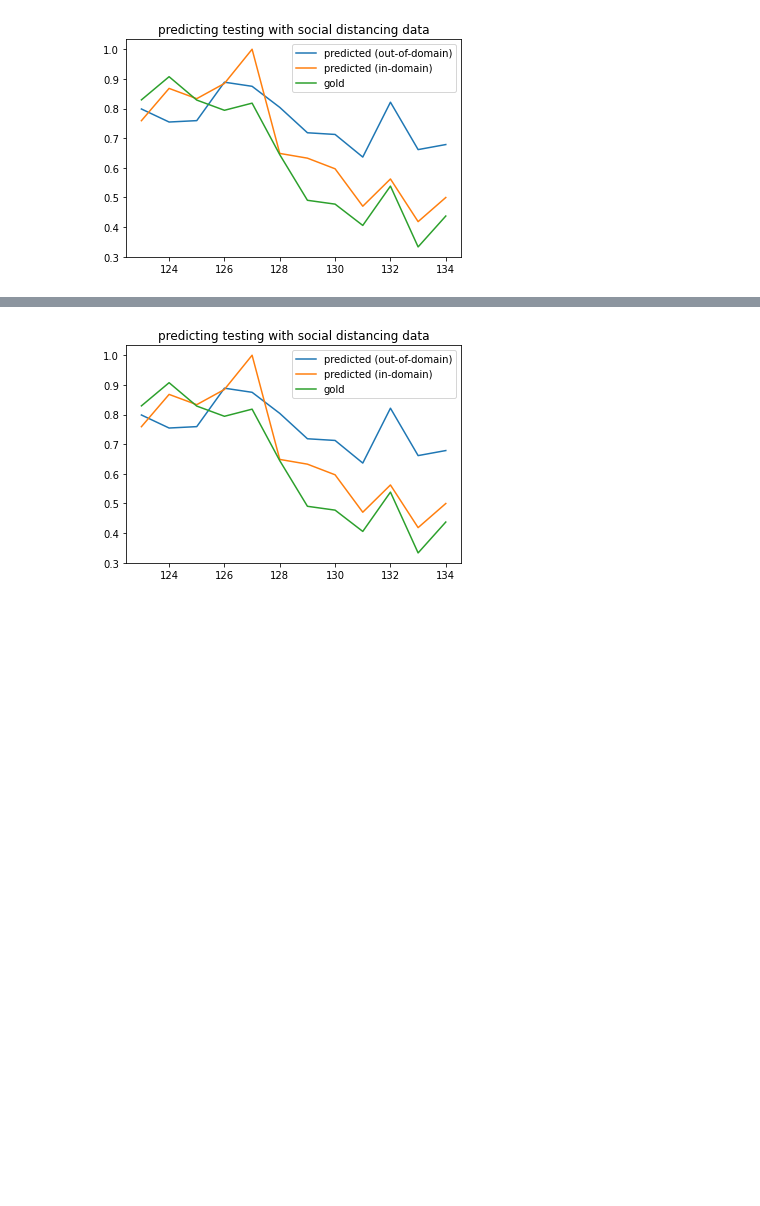
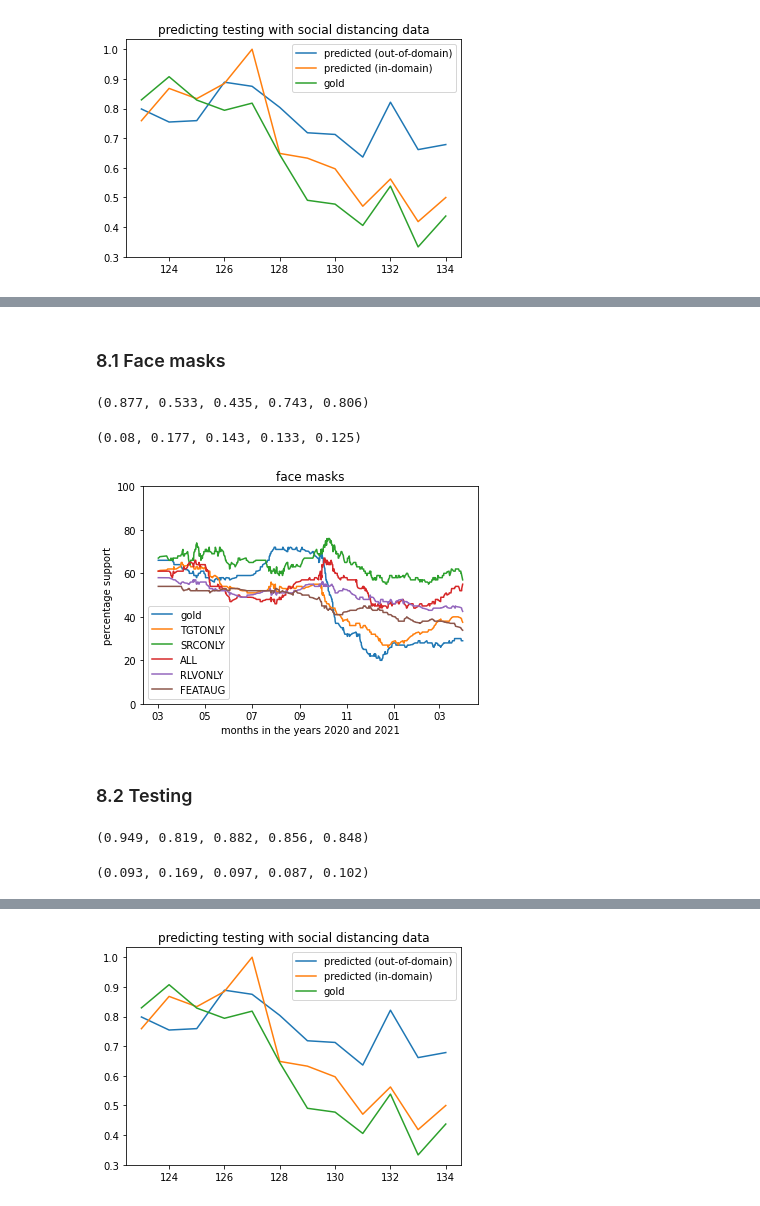
Before and after one commit to puregome/notebooks, a Jupyter notebook: domain-adaptation.ipynb, the cells around one changed output, grey strips where cells are left out. Saved outputs shown, nothing was run; the diff lists cells and outputs as text; code cells hidden in the pictures; blank space fills up the shorter version.

Commit message:
clin 2021 result generation

```diff
--- a/domain-adaptation.ipynb
+++ b/domain-adaptation.ipynb
@@ -788,0 +1384,2 @@ if False:
+# %%
+run_relevant_experiment_expand_features(f"predictionLabelsTestVVT-{DIM}-{EPOCH}-{LR}.pickle", fasttext_data_list_vaccination, fasttext_data_list_distance)
@@ -788,0 +1445,2 @@ if False:
+# %%
+run_relevant_experiment_expand_features_new(f"predictionLabelsTestFFT-{DIM}-{EPOCH}-{LR}.pickle", fasttext_data_list_facemask, fasttext_data_list_distance, "facemask")
@@ -788,0 +1614,57 @@ if False:
+# %% [markdown]
+### 8.1 Face masks
+# %%
+graph_data_facemask_gold = make_graph_data(get_labels_from_fasttext_data(fasttext_data_list_facemask))
+graph_data_facemask_FFT = make_graph_data(get_prediction_labels_list(read_fasttext_data(f"predictionLabelsTestFFT-{DIM}-{EPOCH}-{LR}.pickle")))
+graph_data_facemask_DFT = make_graph_data(get_prediction_labels_list([model_distance.predict(fasttext_data_list_facemask)]))
+graph_data_facemask_EFT = make_graph_data(get_prediction_labels_list(read_fasttext_data(f"predictionLabelsTestEFT-{DIM}-{EPOCH}-{LR}.pickle")))
+graph_data_facemask_RLV = make_graph_data(read_fasttext_data("predictionLabelsTestFFT-300-200-0.2.pickle.RLV-300-200-0.2.pickle"))
+graph_data_facemask_EXG = make_graph_data(read_fasttext_data("predictionLabelsTestFFT-300-200-0.2.pickle.EXG-300-200-0.2.pickle"))
+# %%
+(get_r_value(graph_data_facemask_gold, graph_data_facemask_FFT),
+ get_r_value(graph_data_facemask_gold, graph_data_facemask_DFT),
+ get_r_value(graph_data_facemask_gold, graph_data_facemask_EFT),
+ get_r_value(graph_data_facemask_gold, graph_data_facemask_RLV),
+ get_r_value(graph_data_facemask_gold, graph_data_facemask_EXG)
+)
+# %% [output]
+(0.877, 0.533, 0.435, 0.743, 0.806)
+# %%
+(absolute_difference(graph_data_facemask_gold, graph_data_facemask_FFT),
+ absolute_difference(graph_data_facemask_gold, graph_data_facemask_DFT),
+ absolute_difference(graph_data_facemask_gold, graph_data_facemask_EFT),
+ absolute_difference(graph_data_facemask_gold, graph_data_facemask_RLV),
+ absolute_difference(graph_data_facemask_gold, graph_data_facemask_EXG)
+)
+# %% [output]
+(0.08, 0.177, 0.143, 0.133, 0.125)
+# %%
+TIME_FILE = "csv/time_data.mondkapje-202003-202103-1000.csv"
+
+time_data_facemask_all = pd.read_csv(TIME_FILE, index_col="id_str").to_dict(orient="series")['created_at']
+time_data_facemask = []
+for tweet_id in tweet_ids_facemask:
+    try:
+        time_data_facemask.append(datetime.datetime.strptime(time_data_facemask_all[tweet_id], "%a %b %d %H:%M:%S %z %Y"))
+    except:
+        print(f"key not found {tweet_id}")
+# %%
+fig, ax = plt.subplots()
+ax.xaxis.set_major_formatter(mdates.DateFormatter("%m"))
+ax.plot_date(time_data_facemask, graph_data_facemask_gold, fmt="-", label="gold")
+ax.plot_date(time_data_facemask, graph_data_facemask_FFT, fmt="-", label="TGTONLY")
+ax.plot_date(time_data_facemask, graph_data_facemask_DFT, fmt="-", label="SRCONLY")
+ax.plot_date(time_data_facemask, graph_data_facemask_EFT, fmt="-", label="ALL")
+ax.plot_date(time_data_facemask, graph_data_facemask_RLV, fmt="-", label="RLVONLY")
+ax.plot_date(time_data_facemask, graph_data_facemask_EXG, fmt="-", label="FEATAUG")
+plt.ylim(0, 100)
+plt.title("face masks")
+plt.xlabel("months in the years 2020 and 2021")
+plt.ylabel("percentage support")
+plt.legend()
+plt.savefig("clin-facemask.png")
+plt.show()
+# %% [output]
+[figure, added]
+# %% [markdown]
+### 8.2 Testing
@@ -788,0 +1678,18 @@ if False:
+# %%
+(get_r_value(graph_data_testing_gold, graph_data_testing_FFT),
+ get_r_value(graph_data_testing_gold, graph_data_testing_DFT),
+ get_r_value(graph_data_testing_gold, graph_data_testing_EFT),
+ get_r_value(graph_data_testing_gold, graph_data_testing_RLV),
+ get_r_value(graph_data_testing_gold, graph_data_testing_EXG)
+)
+# %% [output]
+(0.949, 0.819, 0.882, 0.856, 0.848)
+# %%
+(absolute_difference(graph_data_testing_gold, graph_data_testing_FFT),
+ absolute_difference(graph_data_testing_gold, graph_data_testing_DFT),
+ absolute_difference(graph_data_testing_gold, graph_data_testing_EFT),
+ absolute_difference(graph_data_testing_gold, graph_data_testing_RLV),
+ absolute_difference(graph_data_testing_gold, graph_data_testing_EXG)
+)
+# %% [output]
+(0.093, 0.169, 0.097, 0.087, 0.102)
```
Also changed, not shown: parts of 116 cells of this notebook.
